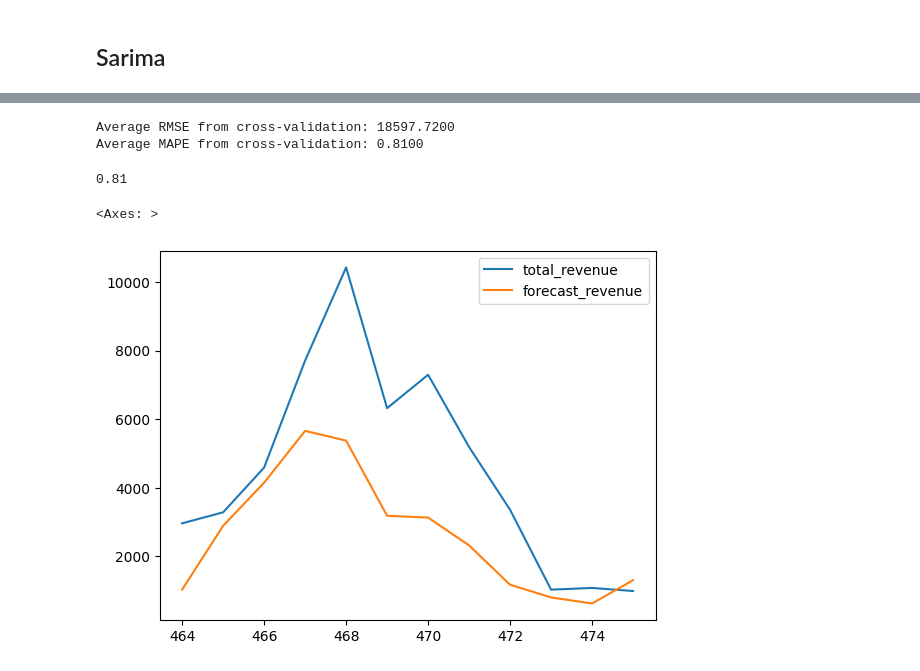
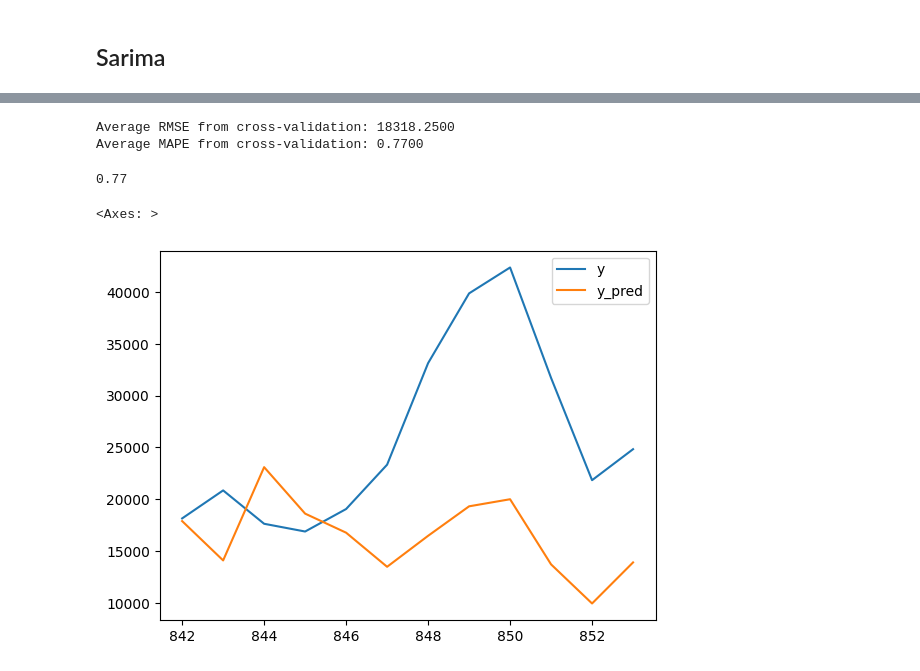
Before and after one commit to giarets/use_case_deporvillage, a Jupyter notebook: 4_model_hierarchical.ipynb, the cells around one changed output, grey strips where cells are left out. Saved outputs shown, nothing was run; the diff lists cells and outputs as text; code cells hidden in the pictures.

```diff
--- a/4_model_hierarchical.ipynb
+++ b/4_model_hierarchical.ipynb
@@ -32,6 +42,7 @@ df = df_sales.merge(df_products, on="product_id")
 # %%
 df = utils_preprocessing.set_types(df)
 df = utils_preprocessing.filter_dates(df, date="2024-09-01")
+df = utils_preprocessing.remove_outliers(df, window_size=5, threshold=2)
 
 df_monthly = utils_preprocessing.aggregate_data(
     df,
@@ -127,13 +138,13 @@ df_predictions = df_predictions.rename(columns={'total_revenue': 'y', 'forecast_
 sarima_model.evaluate(df_predictions, metric='RMSE')
 sarima_model.evaluate(df_predictions, metric='MAPE')
 # %% [output]
-Average RMSE from cross-validation: 18597.7200
-Average MAPE from cross-validation: 0.8100
+Average RMSE from cross-validation: 18318.2500
+Average MAPE from cross-validation: 0.7700
-0.81
+0.77
 # %%
-family = "Chándales Urban"
+family = "Zapatillas Urban"
 brand = "adidas"
-df_predictions[(df_predictions["family"] == family) & (df_predictions["brand"] == brand)][["total_revenue", "forecast_revenue"]].plot()
+df_predictions[(df_predictions["family"] == family) & (df_predictions["brand"] == brand)][["y", "y_pred"]].plot()
 # %% [output]
 <Axes: >
-[figure, old version]
+[figure, new version]
```
Also changed, not shown: parts of 6 cells of this notebook, 7 other files.
